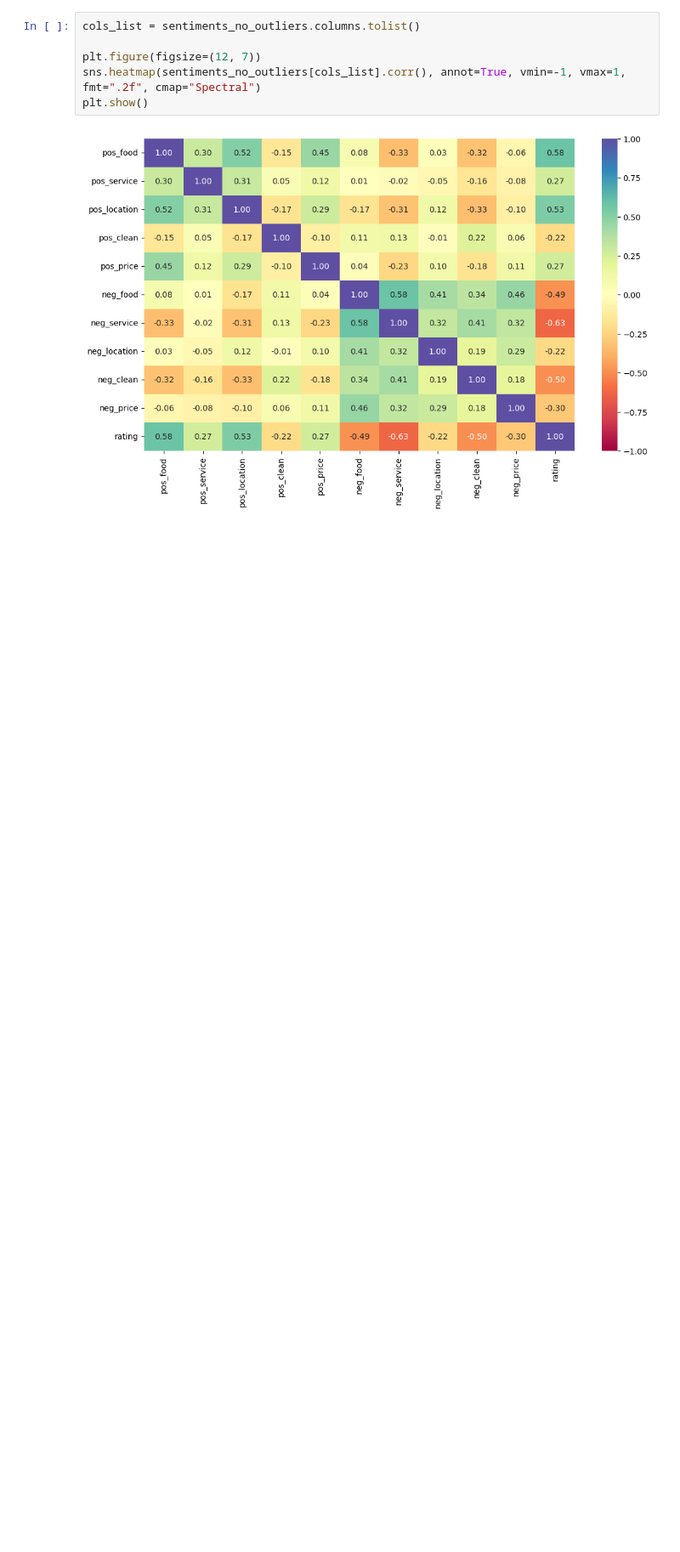
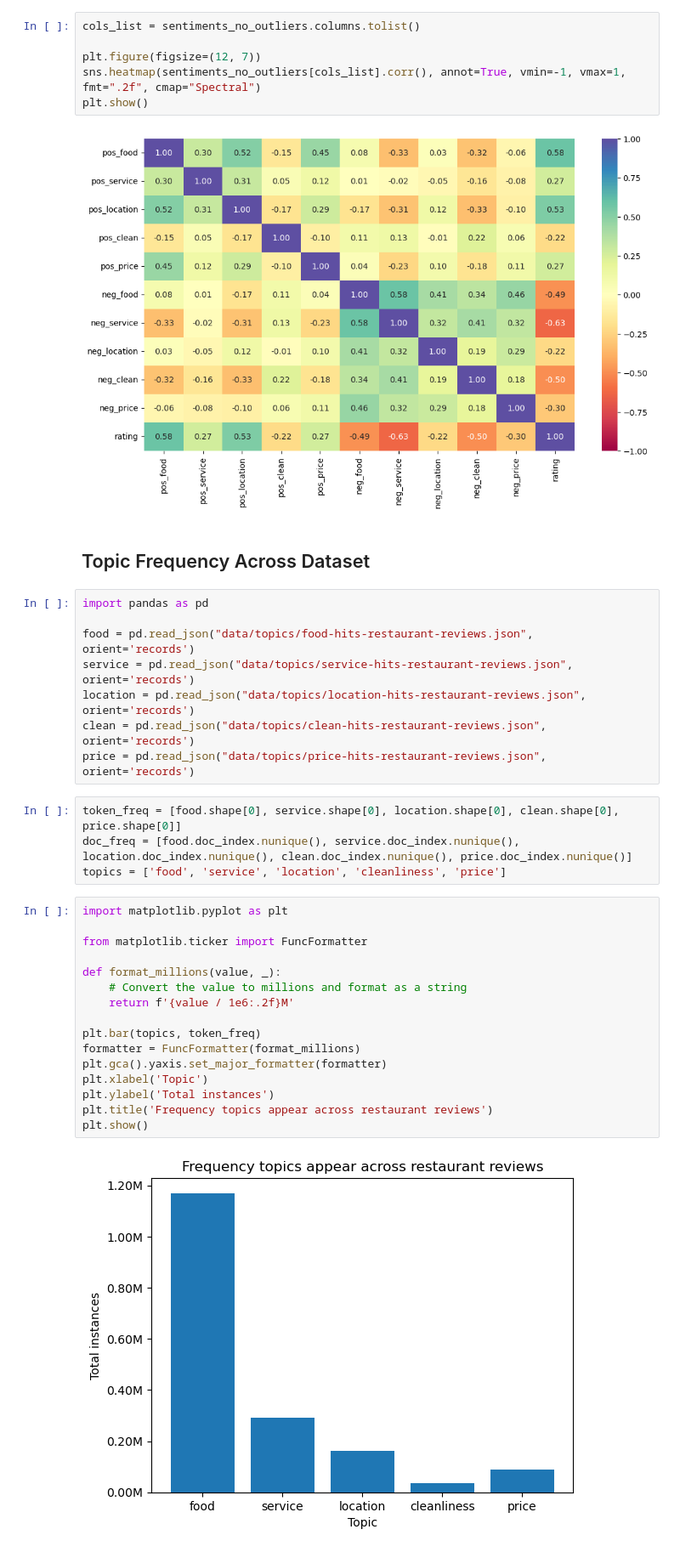
Before and after one commit to jotyot/rate-review, a Jupyter notebook: eda.ipynb, the cells around one changed output. Shown: that part at 85% size. Saved outputs shown, nothing was run; the diff lists cells and outputs as text; blank space fills up the shorter version.

Commit message:
Topic detection frequency graphs for the paper

```diff
--- a/eda.ipynb
+++ b/eda.ipynb
@@ -500,3 +521,35 @@ sns.heatmap(sentiments_no_outliers[cols_list].corr(), annot=True, vmin=-1, vmax=
 plt.show()
 # %% [output]
 [figure]
+# %% [markdown]
+## Topic Frequency Across Dataset
+# %%
+import pandas as pd
+
+food = pd.read_json("data/topics/food-hits-restaurant-reviews.json", orient='records')
+service = pd.read_json("data/topics/service-hits-restaurant-reviews.json", orient='records')
+location = pd.read_json("data/topics/location-hits-restaurant-reviews.json", orient='records')
+clean = pd.read_json("data/topics/clean-hits-restaurant-reviews.json", orient='records')
+price = pd.read_json("data/topics/price-hits-restaurant-reviews.json", orient='records')
+# %%
+token_freq = [food.shape[0], service.shape[0], location.shape[0], clean.shape[0], price.shape[0]]
+doc_freq = [food.doc_index.nunique(), service.doc_index.nunique(), location.doc_index.nunique(), clean.doc_index.nunique(), price.doc_index.nunique()]
+topics = ['food', 'service', 'location', 'cleanliness', 'price']
+# %%
+import matplotlib.pyplot as plt
+
+from matplotlib.ticker import FuncFormatter
+
+def format_millions(value, _):
+    # Convert the value to millions and format as a string
+    return f'{value / 1e6:.2f}M'
+
+plt.bar(topics, token_freq)
+formatter = FuncFormatter(format_millions)
+plt.gca().yaxis.set_major_formatter(formatter)
+plt.xlabel('Topic')
+plt.ylabel('Total instances')
+plt.title('Frequency topics appear across restaurant reviews')
+plt.show()
+# %% [output]
+[figure, added]
```
Also changed, not shown: parts of 4 cells of this notebook, 1 other file.
